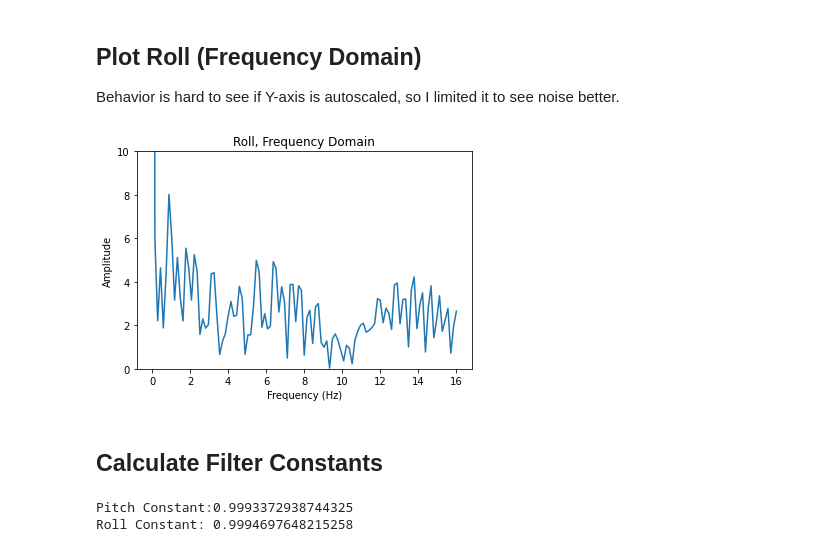
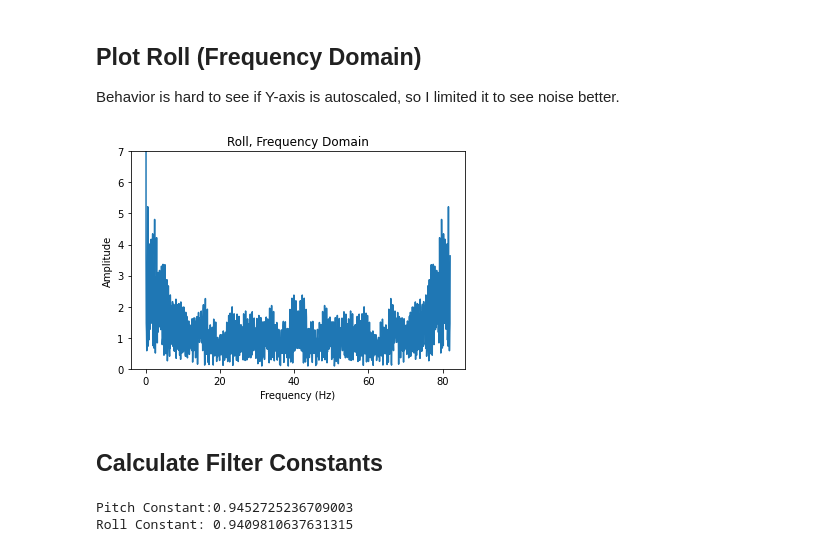
Before and after one commit to slawrence100/ece4960-fast-robots-code, a Jupyter notebook: lab03/fourier_transform.ipynb, the cells around one changed output. Saved outputs shown, nothing was run; the diff lists cells and outputs as text; code cells hidden in the pictures.

```diff
--- a/lab03/fourier_transform.ipynb
+++ b/lab03/fourier_transform.ipynb
@@ -15,18 +15,22 @@ import re
 ## Parse the Data
 Also define constants that may help later
 # %%
+times = []
 acc_pitch = []
 acc_roll = []
 
 # Capture the two numbers from each line
-regex = re.compile("^AccPitch:(.*), AccRoll:(.*).*$")
+regex = re.compile("^Time:(.*),AccPitch:(.*), AccRoll:(.*).*$")
 with open("screenshots/sensor-tap-angles.txt") as f:
   lines = f.readlines()
   for line in lines:
     matches = regex.match(line)
-    acc_pitch.append(float(matches.group(1)))
-    acc_roll.append(float(matches.group(2)))
+    times.append(int(matches.group(1)))
+    acc_pitch.append(float(matches.group(2)))
+    acc_roll.append(float(matches.group(3)))
 
 N = len(acc_pitch) # the number of samples we have
-times = np.arange(0,N)*0.030 # Times since first reading (s)
-sample_rate = 1/0.030 # 30 ms delays per sample -> about 30 samples per second
+times = [t-times[0] for t in times]
+avg_time_per_sample = sum([t - s for s, t in zip(times, times[1:])]) / (N-1)
+sample_rate = 1000 / (avg_time_per_sample) # convert to Hz
+print(f"Sample rate: {sample_rate} Hz")
@@ -44,6 +50,7 @@ plt.show()
 ## Compute Fourier Transform (Pitch)
 # %%
 max_freq = sample_rate // 2 # By the Nyquist-Shannon sampling theorem
-freq = np.linspace(0.0, max_freq, N//2)
+print(f"Max Frequency: {max_freq} Hz")
+freq = np.linspace(0.0, max_freq, N)
 freq_pitch = fft(acc_pitch)
-y = 2/N * np.abs(freq_pitch[0:N//2])
+y = 2/N * np.abs(freq_pitch[0:N])
@@ -75,36 +84,36 @@ plt.show()
 ## Computer Fourier Transform (Roll)
 # %%
 freq_roll = fft(acc_roll)
-y = 2/N * np.abs(freq_roll[0:N//2])
+y = 2/N * np.abs(freq_roll[0:N])
 # %% [markdown]
 ## Plot Roll (Frequency Domain)
 Behavior is hard to see if Y-axis is autoscaled, so I limited it to see noise better.
 # %%
 plt.plot(freq, y)
 plt.title("Roll, Frequency Domain")
 plt.xlabel("Frequency (Hz)")
 plt.ylabel("Amplitude")
 ax = plt.gca()
 # ax.set_xlim([0,1])
-ax.set_ylim([0,10])
+ax.set_ylim([0,7])
 plt.show()
 # %% [output]
-[figure, old version]
+[figure, new version]
 # %% [markdown]
 ## Calculate Filter Constants
 # %%
-pitch_cutoff_hz = 8
-roll_cuttoff_hz = 10
+pitch_cutoff_hz = 1/60
+roll_cuttoff_hz = 1/65
 
 def get_constant(T, cutoff):
   RC = 1 / (2 * np.pi * cutoff) # because f_c = 1/(2*pi*R*C)
   return T / (T + RC)
 
-T = 30
+T = sample_rate
 
 print(f"Pitch Constant:{get_constant(T, pitch_cutoff_hz)}")
 
 print(f"Roll Constant: {get_constant(T, roll_cuttoff_hz)}")
 # %% [output]
-Pitch Constant:0.9993372938744325
-Roll Constant: 0.9994697648215258
+Pitch Constant:0.9452725236709003
+Roll Constant: 0.9409810637631315
```
Also changed, not shown: parts of 5 cells of this notebook, 16 other files.
